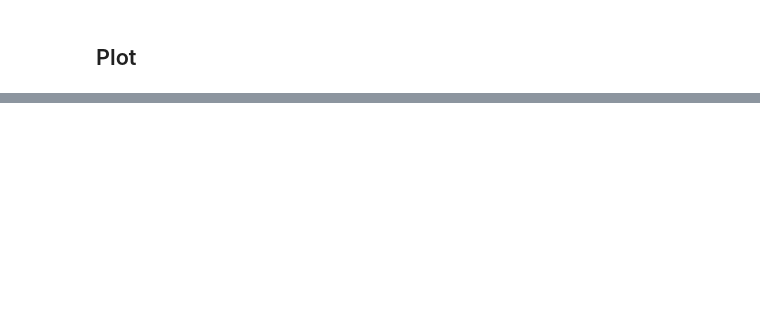
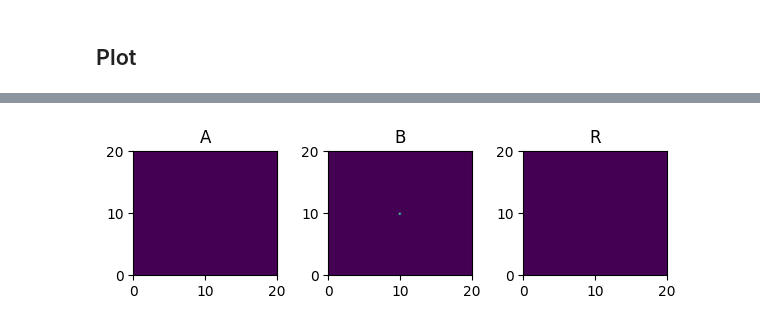
Before and after one commit to dewitt-lab/immunowave, a Jupyter notebook: notebooks/quickstart.ipynb, the cells around one changed output, grey strips where cells are left out. Cells and saved outputs as stored; diff of their text form; code cells hidden in the pictures; blank space fills up the shorter version.

```diff
--- a/notebooks/quickstart.ipynb
+++ b/notebooks/quickstart.ipynb
@@ -152,0 +152,23 @@ model.plot(solution)
+# %%
+shape = (n, n)
+lb = [0, 0]
+h = L / (n - 1)
+# %%
+state = FHNB_state(
+    A=iw.ScalarField(shape, lb, h, 0),
+    B=iw.ScalarField(
+        shape,
+        lb,
+        h,
+        fn=lambda x, y: jnp.exp(
+            -((x - L / 2) ** 2 + (y - L / 2) ** 2) / (2 * 0.1**2)
+        ),
+    ),
+    R=iw.ScalarField(shape, lb, h, 0),
+)
+# %%
+fig, axes = plt.subplots(1, 3, figsize=(0.1 * 3 * L, 0.1 * L))
+state.plot(axes=axes)
+plt.show()
+# %% [output]
+[figure, added]
```
Also changed, not shown: parts of 29 cells of this notebook, 9 other files.
